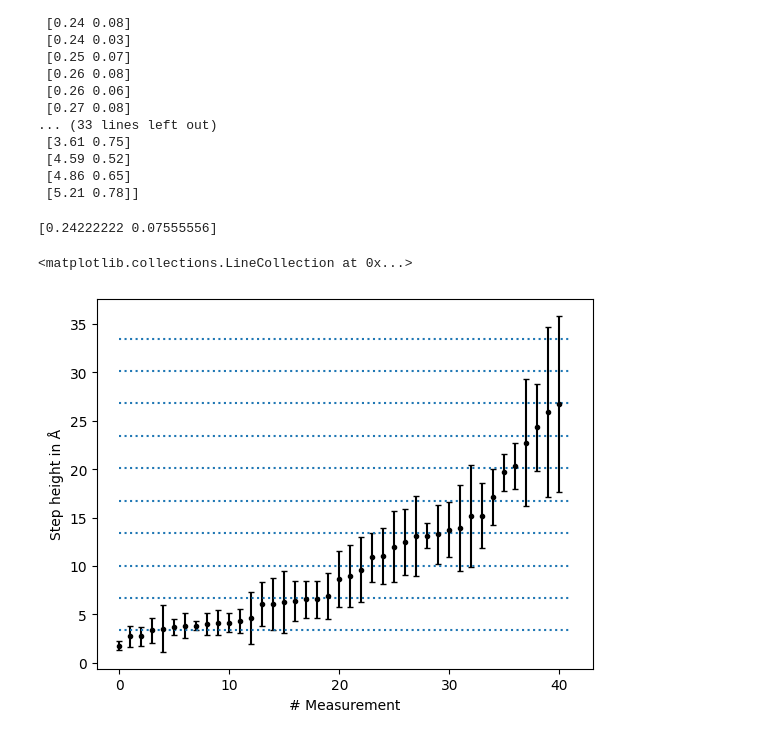
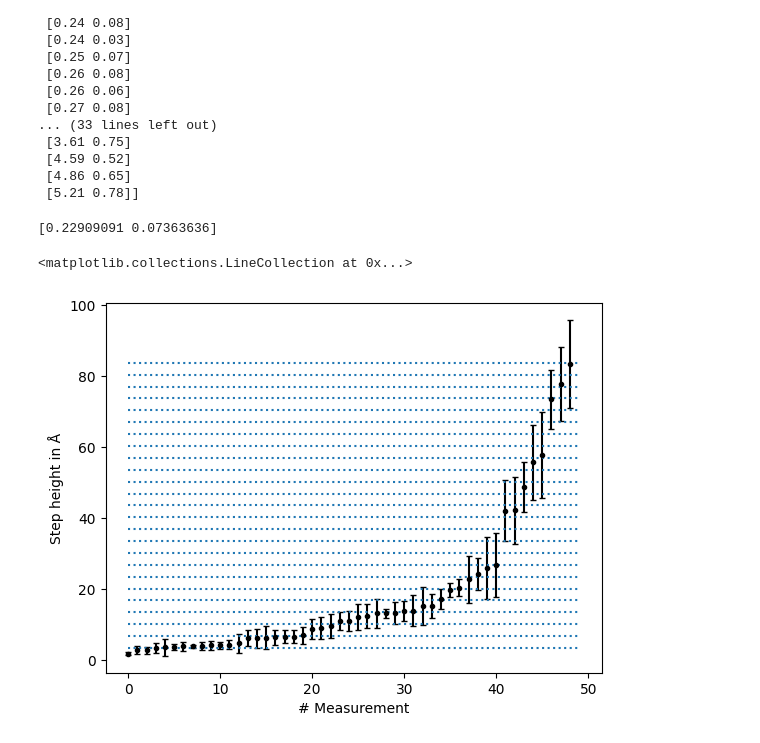
Before and after one commit to cembomembo/FP-Rastertunnelmikroskopie, a Jupyter notebook: Evaluation/DataAnalysisSteps.ipynb, the cells around one changed output. Drawn from its saved outputs; the diff is of its cells as text; code cells hidden in the pictures.

Commit message:
Finished Step Analysis and Discussion

```diff
--- a/Evaluation/DataAnalysisSteps.ipynb
+++ b/Evaluation/DataAnalysisSteps.ipynb
@@ -111,25 +111,26 @@ print(m_sorted)
  [4.86 0.65]
  [5.21 0.78]]
 # %%
-a = 41 # number of data points
+a = 49 # number of data points
 scale = 'A'
 bias = 1.6
 x = np.linspace(0,a-1,a)
-nl = 10
+nl = 25
 hlines = np.linspace(1,nl,nl)
-average_1step = np.sum(m_sorted[3:12],0)/9
+average_1step = np.sum(m_sorted[1:12],0)/11
 print(average_1step)
 #plt.scatter(m_sorted[:,1],m_sorted[:,0])
 if scale == 'nm':
     plt.ylabel('Step height in nm')
     plt.errorbar(x,m_sorted[:a,0]*bias, yerr=m_sorted[:a,1]*bias, fmt='.',capsize=2, color='black')
 elif scale == 'A':
     plt.ylabel('Step height in Å')
     plt.errorbar(x,m_sorted[:a,0]*10*bias, yerr=m_sorted[:a,1]*10*bias, fmt='.',capsize=2, color='black')
 #plt.yscale('log')
 plt.xlabel('# Measurement')
 plt.hlines(3.35*hlines,0,a, linestyles='dotted')
+#plt.hlines(2.1*hlines,0,a, linestyles='dotted', color='orange')
 # %% [output]
-[0.24222222 0.07555556]
+[0.22909091 0.07363636]
 <matplotlib.collections.LineCollection at 0x...>
-[figure, old version]
+[figure, new version]
```
Also changed, not shown: parts of 1 cell of this notebook, 2 other files.
